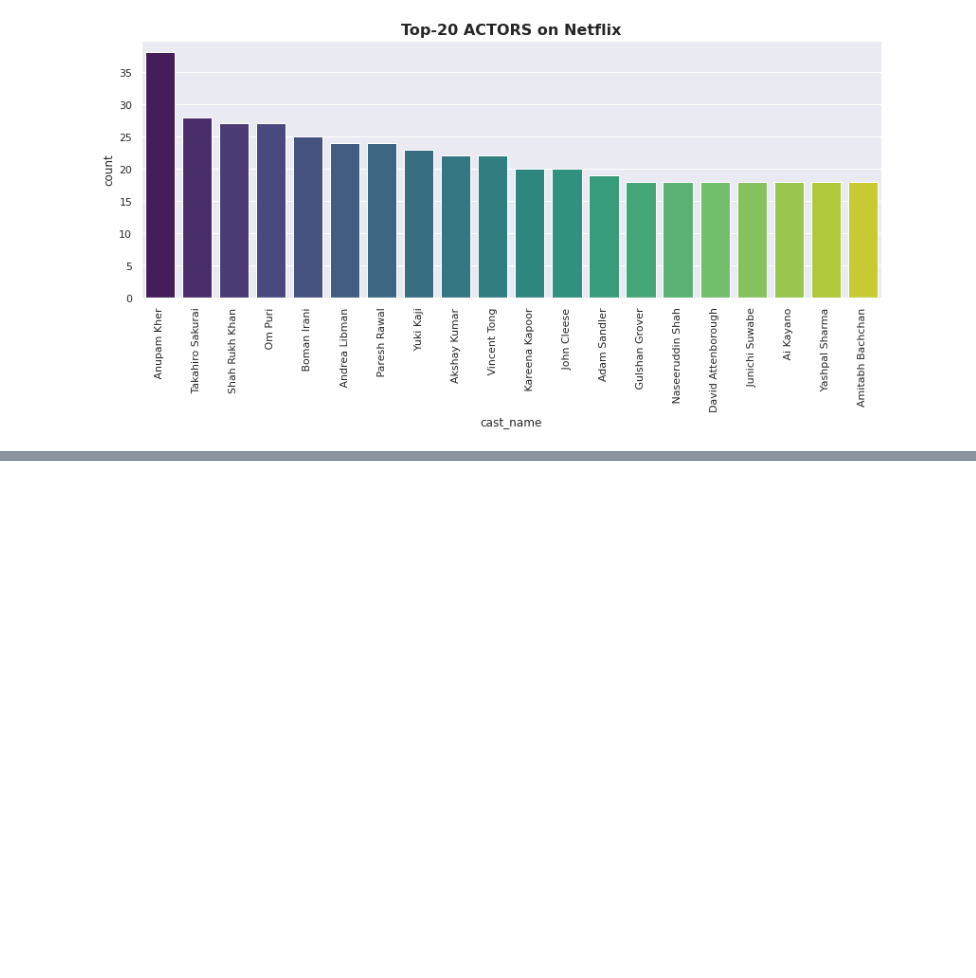
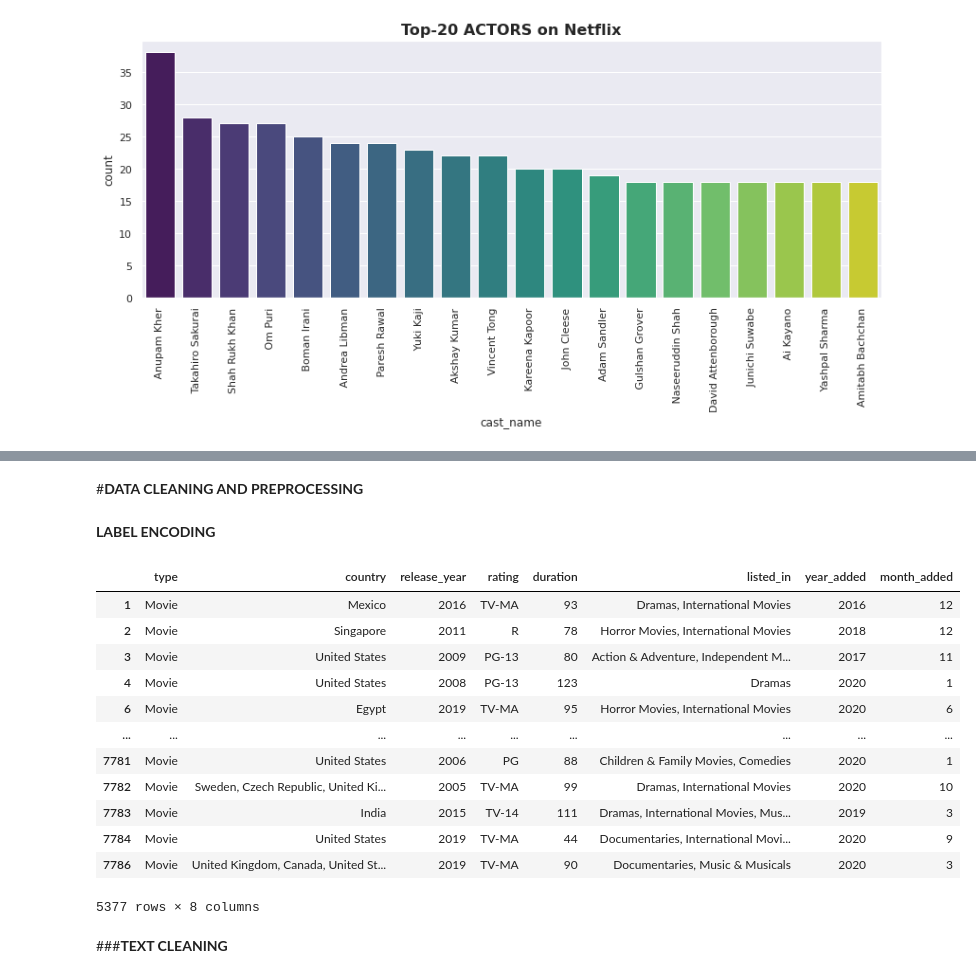
Before and after one commit to ShuklaRajni/Netflix_Movies_and_Tv_shows, a Jupyter notebook: NETFLIX_MOVIES_AND_TV_SHOWS_CLUSTERING.ipynb, the cells around one changed output, grey strips where cells are left out. Cells and saved outputs as stored; diff of their text form; code cells hidden in the pictures; blank space fills up the shorter version.

```diff
--- a/NETFLIX_MOVIES_AND_TV_SHOWS_CLUSTERING.ipynb
+++ b/NETFLIX_MOVIES_AND_TV_SHOWS_CLUSTERING.ipynb
@@ -492,0 +528,14 @@ plt.show()
+# %%
+# Season-wise distribution of tv shows
+
+tv_data = netflix_data[netflix_data['type']=='TV Show']
+tv_data['duration'].value_counts()
+
+
+tv=tv_data['duration'].value_counts().T.reset_index()
+
+
+fig = px.pie(tv,values='duration',names='index',color_discrete_sequence=px.colors.sequential.RdBu)
+fig.update_layout(title="Season-Wise Distribution of TV SHOWS")
+fig.update_traces(textposition='inside', textinfo='percent+label', textfont_size=20,
+                  marker=dict( line=dict(color='#7851a9', width=2)))
@@ -492,0 +565,28 @@ plt.show()
+# %% [markdown]
+#**DATA CLEANING AND PREPROCESSING**
+# %% [markdown]
+**LABEL ENCODING**
+# %%
+movie_data.drop(columns=['show_id', 'title', 'cast', 'date_added',
+          'description', 'cast_name'],axis=1,inplace=True)
+
+tv_data.drop(columns=['show_id', 'title', 'cast', 'date_added',
+          'description', 'cast_name'],axis=1,inplace=True)
+
+new_netflix_data = netflix_data.drop(columns=['show_id', 'title', 'cast', 'date_added',
+          'description', 'cast_name'],axis=1)
+movie_data
+# %% [output]
+|  | type | country | release_year | rating | duration | listed_in | year_added | month_added |
+| 1 | Movie | Mexico | 2016 | TV-MA | 93 | Dramas, International Movies | 2016 | 12 |
+| 2 | Movie | Singapore | 2011 | R | 78 | Horror Movies, International Movies | 2018 | 12 |
+| 3 | Movie | United States | 2009 | PG-13 | 80 | Action & Adventure, Independent M... | 2017 | 11 |
+| 4 | Movie | United States | 2008 | PG-13 | 123 | Dramas | 2020 | 1 |
+| 6 | Movie | Egypt | 2019 | TV-MA | 95 | Horror Movies, International Movies | 2020 | 6 |
+| ... | ... | ... | ... | ... | ... | ... | ... | ... |
+| 7781 | Movie | United States | 2006 | PG | 88 | Children & Family Movies, Comedies | 2020 | 1 |
+| 7782 | Movie | Sweden, Czech Republic, United Ki... | 2005 | TV-MA | 99 | Dramas, International Movies | 2020 | 10 |
+| 7783 | Movie | India | 2015 | TV-14 | 111 | Dramas, International Movies, Mus... | 2019 | 3 |
+| 7784 | Movie | United States | 2019 | TV-MA | 44 | Documentaries, International Movi... | 2020 | 9 |
+| 7786 | Movie | United Kingdom, Canada, United St... | 2019 | TV-MA | 90 | Documentaries, Music & Musicals | 2020 | 3 |
+5377 rows × 8 columns
@@ -492,0 +601,2 @@ plt.show()
+# %% [markdown]
+###**TEXT CLEANING**
```
Also changed, not shown: parts of 13 cells of this notebook.
